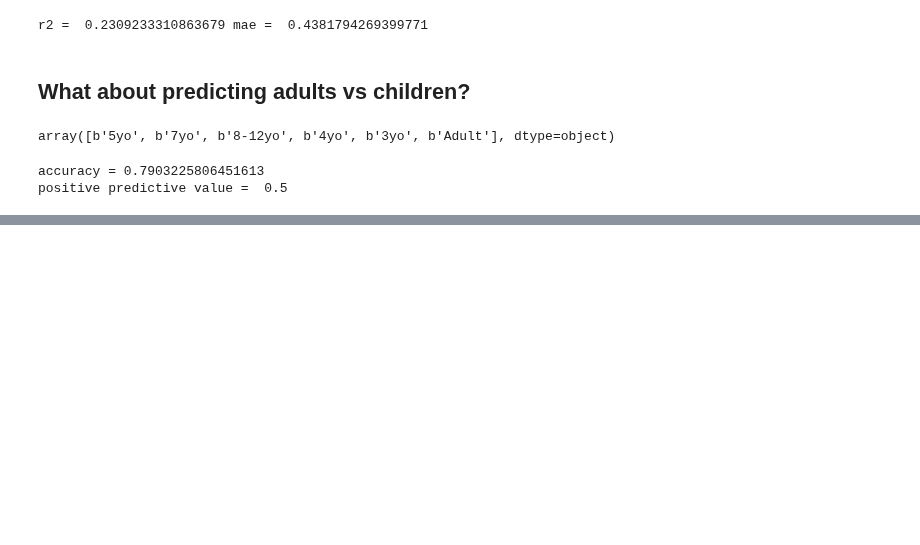
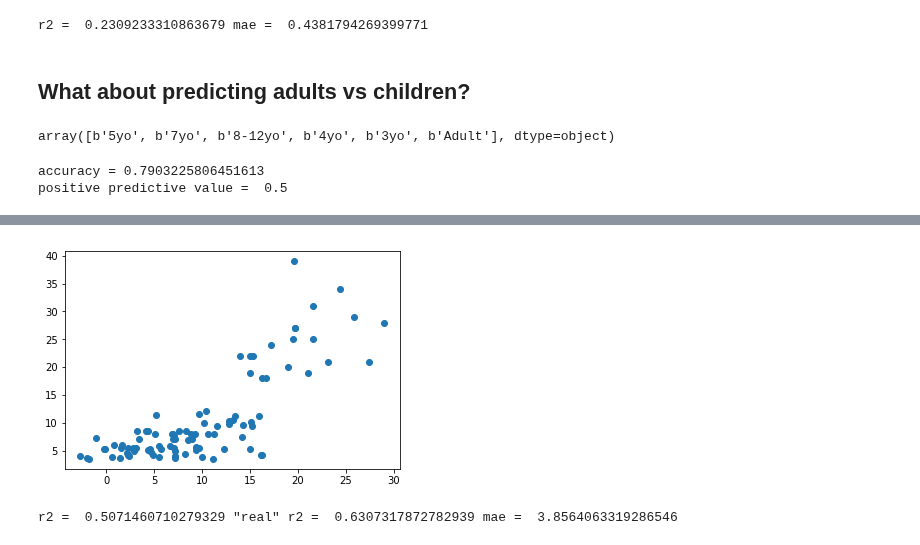
Before and after one commit to illdopejake/RS2018_Nilearn_tutorial, a Jupyter notebook: DeNovo_age_prediction.ipynb, the cells around one changed output, grey strips where cells are left out. Saved outputs shown, nothing was run; the diff lists cells and outputs as text; code cells hidden in the pictures; blank space fills up the shorter version.

Commit message:
Tried linear model instead of random forest

```diff
--- a/DeNovo_age_prediction.ipynb
+++ b/DeNovo_age_prediction.ipynb
@@ -401,0 +406,8 @@ positive predictive value =  0.5
+# %%
+from sklearn.svm import SVR
+
+l_svr = SVR(kernel='linear')
+y_pred = cross_val_predict(l_svr, X_train, y_train, groups=ageGroup_train, cv=10)
+r2 = cross_val_score(l_svr, X_train, y_train, groups=ageGroup_train, cv=10)
+mae_score = cross_val_score(l_svr, X_train, y_train, groups=ageGroup_train, cv=10,
+                           scoring = 'neg_mean_absolute_error')
@@ -401,0 +427,11 @@ positive predictive value =  0.5
+# %%
+plt.close()
+plt.scatter(y_pred, y_train)
+plt.show()
+
+print('r2 = ',r2_score(y_pred,y_train),
+      '"real" r2 = ', pearsonr(y_pred,y_train)[0]**2,
+     'mae = ',mean_absolute_error(y_pred,y_train))
+# %% [output]
+[figure, added]
+r2 =  0.5071460710279329 "real" r2 =  0.6307317872782939 mae =  3.8564063319286546
```
Also changed, not shown: parts of 7 cells of this notebook.
